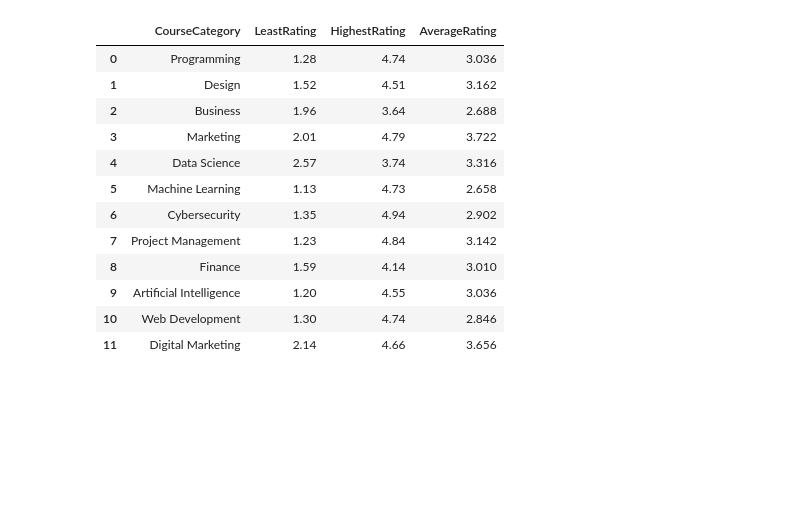
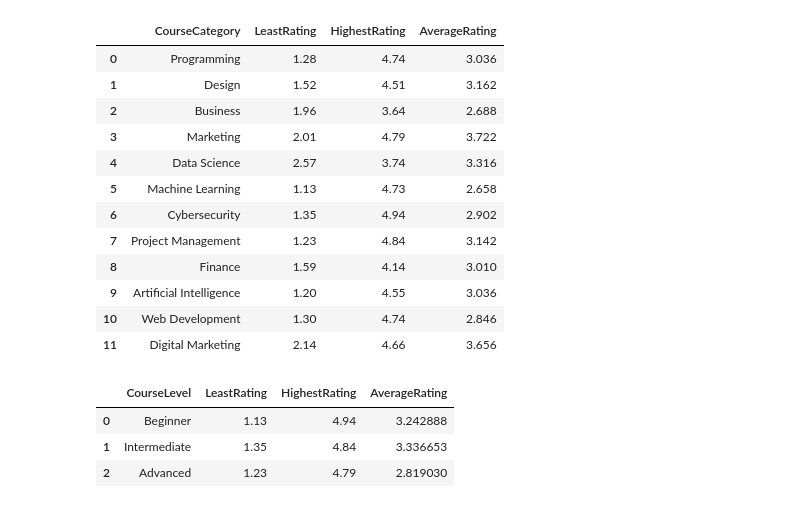
Before and after one commit to amithvardhan99/resume-projects, a Jupyter notebook: Instructor Performance and Course Quality Evaluation on EduPro/notebook.ipynb, the cells around one changed output. Saved outputs shown, nothing was run; the diff lists cells and outputs as text; code cells hidden in the pictures; blank space fills up the shorter version.

```diff
--- a/Instructor Performance and Course Quality Evaluation on EduPro/notebook.ipynb
+++ b/Instructor Performance and Course Quality Evaluation on EduPro/notebook.ipynb
@@ -385,3 +385,29 @@ each_category
 | 9 | Artificial Intelligence | 1.20 | 4.55 | 3.036 |
 | 10 | Web Development | 1.30 | 4.74 | 2.846 |
 | 11 | Digital Marketing | 2.14 | 4.66 | 3.656 |
+# %%
+each_level = pd.DataFrame(columns=["CourseLevel","LeastRating","HighestRating","AverageRating"])
+each_level["CourseLevel"] = df["CourseLevel"].unique()
+least_ratings = []
+highest_ratings = []
+avg_ratings = []
+ctr = 0
+for i in df["CourseLevel"].unique():
+    least_rating = df[df["CourseLevel"] == i]["CourseRating"].min()
+    highest_rating = df[df["CourseLevel"] == i]["CourseRating"].max()
+    avg_rating = df[df["CourseLevel"] == i]["CourseRating"].mean()
+
+    least_ratings.append(least_rating)
+    highest_ratings.append(highest_rating)
+    avg_ratings.append(avg_rating)
+
+each_level["LeastRating"] = least_ratings
+each_level["HighestRating"] = highest_ratings
+each_level["AverageRating"] = avg_ratings
+
+each_level
+# %% [output]
+|  | CourseLevel | LeastRating | HighestRating | AverageRating |
+| 0 | Beginner | 1.13 | 4.94 | 3.242888 |
+| 1 | Intermediate | 1.35 | 4.84 | 3.336653 |
+| 2 | Advanced | 1.23 | 4.79 | 2.819030 |
```
